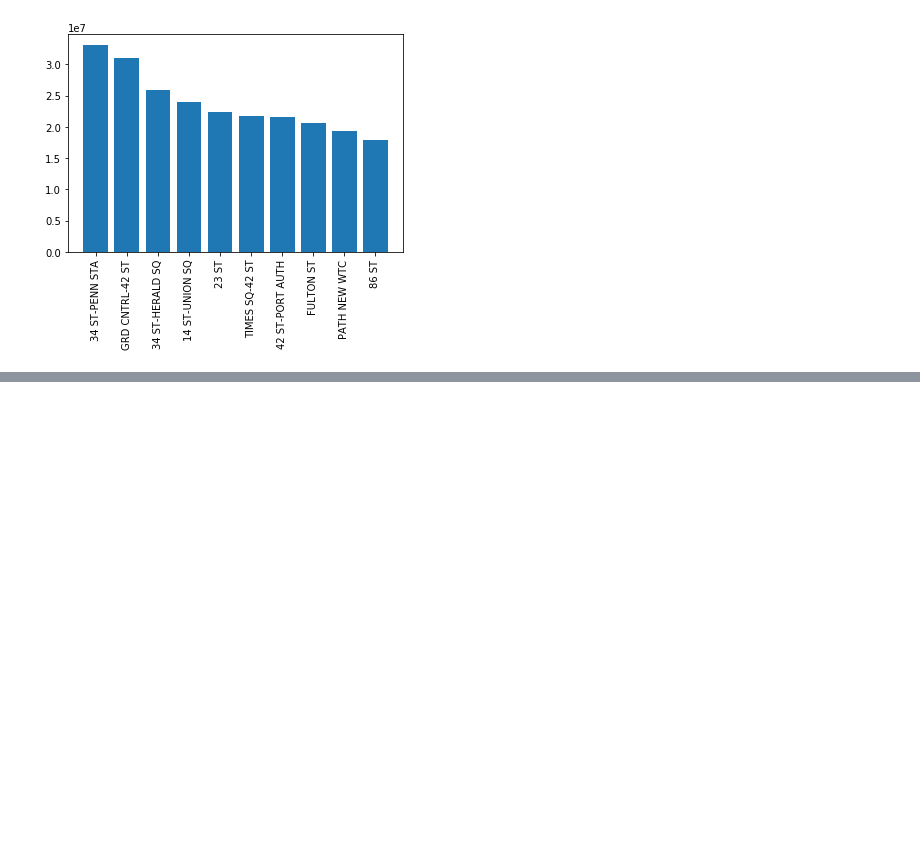
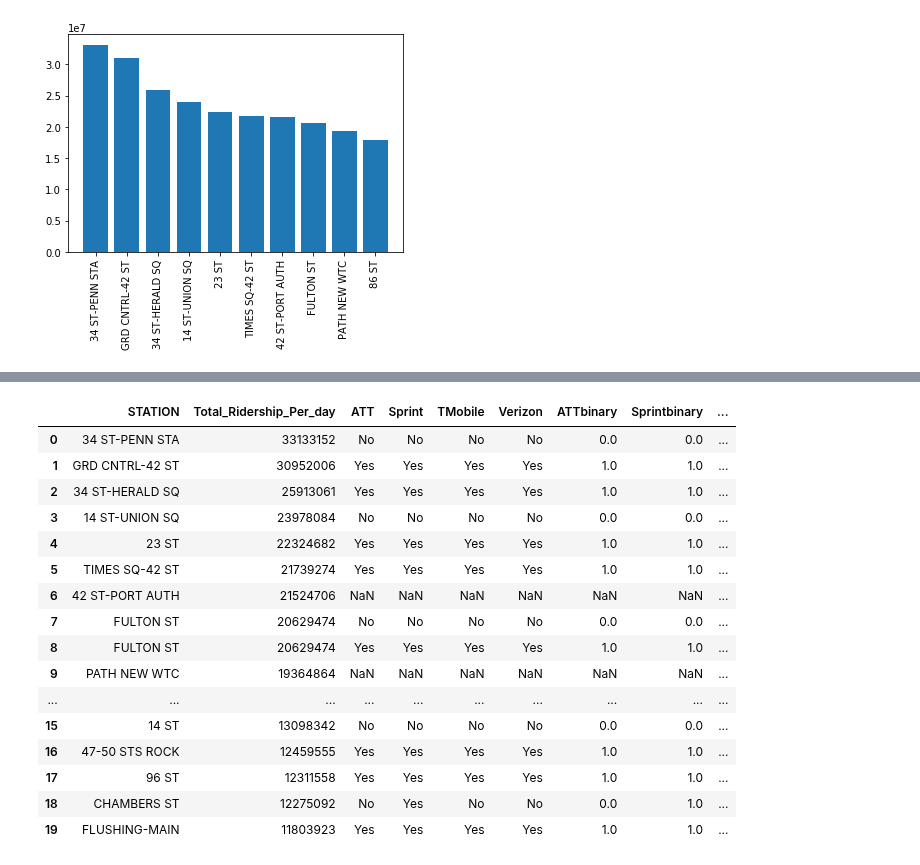
Before and after one commit to maialjuaid92/MTA-EDA, a Jupyter notebook: MyProject.ipynb, the cells around one changed output, grey strips where cells are left out. Cells and saved outputs as stored; diff of their text form; code cells hidden in the pictures; blank space fills up the shorter version.

```diff
--- a/MyProject.ipynb
+++ b/MyProject.ipynb
@@ -502,0 +766,21 @@ plt.xticks(rotation=90)
+# %%
+final_df = pd.read_csv("C:/Users/mai_a/Desktop/My_project_data/final_table.csv")
+final_df.head(20)
+# %% [output]
+|  | STATION | Total_Ridership_Per_day | ATT | Sprint | TMobile | Verizon | ATTbinary | Sprintbinary | ... |
+| 0 | 34 ST-PENN STA | 33133152 | No | No | No | No | 0.0 | 0.0 | ... |
+| 1 | GRD CNTRL-42 ST | 30952006 | Yes | Yes | Yes | Yes | 1.0 | 1.0 | ... |
+| 2 | 34 ST-HERALD SQ | 25913061 | Yes | Yes | Yes | Yes | 1.0 | 1.0 | ... |
+| 3 | 14 ST-UNION SQ | 23978084 | No | No | No | No | 0.0 | 0.0 | ... |
+| 4 | 23 ST | 22324682 | Yes | Yes | Yes | Yes | 1.0 | 1.0 | ... |
+| 5 | TIMES SQ-42 ST | 21739274 | Yes | Yes | Yes | Yes | 1.0 | 1.0 | ... |
+| 6 | 42 ST-PORT AUTH | 21524706 | NaN | NaN | NaN | NaN | NaN | NaN | ... |
+| 7 | FULTON ST | 20629474 | No | No | No | No | 0.0 | 0.0 | ... |
+| 8 | FULTON ST | 20629474 | Yes | Yes | Yes | Yes | 1.0 | 1.0 | ... |
+| 9 | PATH NEW WTC | 19364864 | NaN | NaN | NaN | NaN | NaN | NaN | ... |
+| ... | ... | ... | ... | ... | ... | ... | ... | ... | ... |
+| 15 | 14 ST | 13098342 | No | No | No | No | 0.0 | 0.0 | ... |
+| 16 | 47-50 STS ROCK | 12459555 | Yes | Yes | Yes | Yes | 1.0 | 1.0 | ... |
+| 17 | 96 ST | 12311558 | Yes | Yes | Yes | Yes | 1.0 | 1.0 | ... |
+| 18 | CHAMBERS ST | 12275092 | No | Yes | No | No | 0.0 | 1.0 | ... |
+| 19 | FLUSHING-MAIN | 11803923 | Yes | Yes | Yes | Yes | 1.0 | 1.0 | ... |
```
Also changed, not shown: parts of 64 cells of this notebook, 3 other files.
